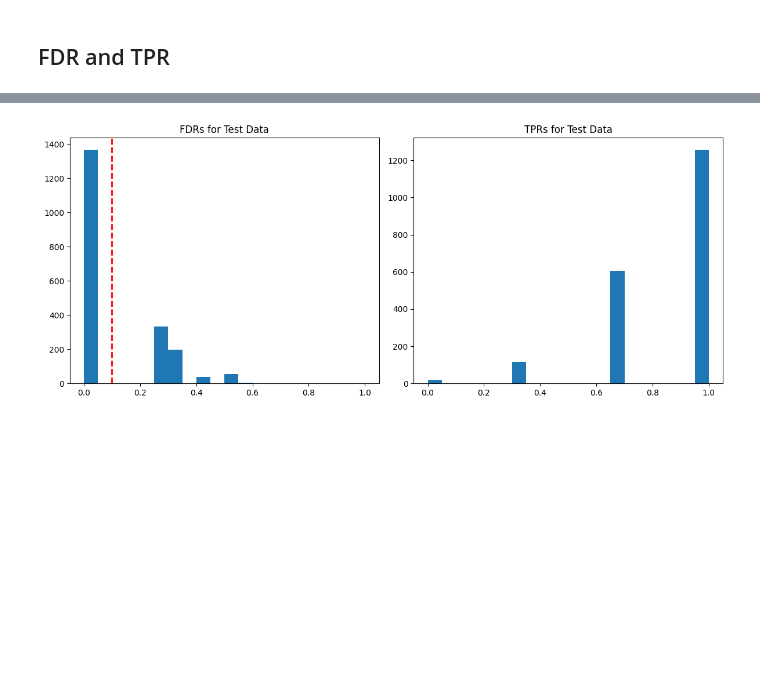
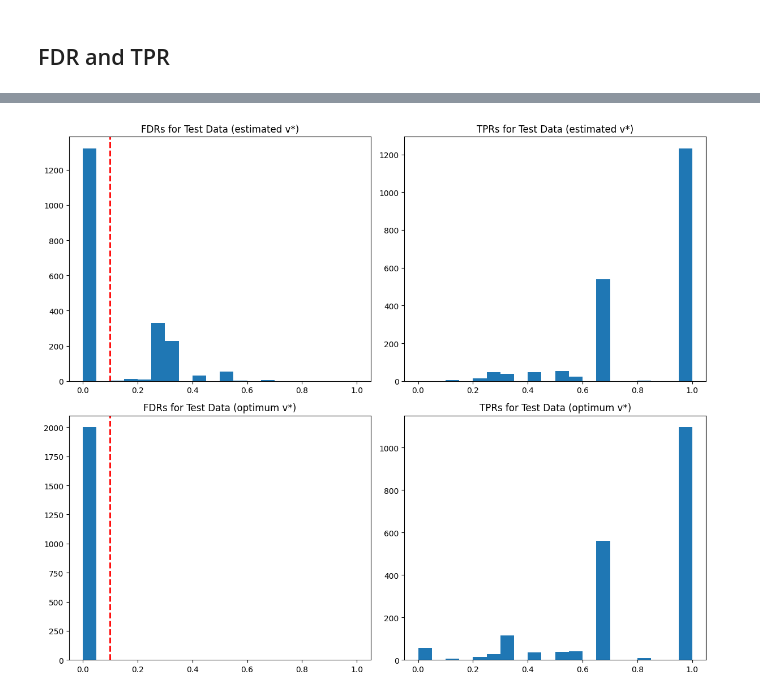
Before and after one commit to ArnauVilella/Deep-T-Rex, a Jupyter notebook: base_case.ipynb, the cells around one changed output, grey strips where cells are left out. Saved outputs shown, nothing was run; the diff lists cells and outputs as text; code cells hidden in the pictures; blank space fills up the shorter version.

```diff
--- a/base_case.ipynb
+++ b/base_case.ipynb
@@ -9,6 +9,8 @@ from tqdm import tqdm
 import matplotlib.pyplot as plt
 import torch.nn as nn
 from sklearn.model_selection import train_test_split
+
+data_dir = 'C:/Users/avp/OneDrive - HKUST Connect/Desktop/DATA/data [N=10000, p1=3, p=150, L=150, alpha=0.1, SNR=1, K=100]'
 # %% [markdown]
 # A. Generate Data
 # %%
@@ -103,12 +105,11 @@ def train_model(model, train_loader, criterion, optimizer, num_epochs=10):
         test_losses.append(sum(losses_over_test) / len(test_loader))
     return train_losses, test_losses
 # %%
-data_dir = 'data'
 input_size = len(np.loadtxt(os.path.join(data_dir, 'Phi_mat/Phi_mat_1.txt')))
 
 hparams = {"batch_size": 16,
            "learning_rate": 0.001,
-           "num_epochs": 100}
+           "num_epochs": 10}
 
 train_loader, test_loader, train_indices, test_indices = get_data_loaders(data_dir, batch_size=hparams["batch_size"])
 
@@ -318,16 +343,24 @@ plt.show()
 # %%
 bins = np.arange(0, 1.05, 0.05)
 
-fig, axs = plt.subplots(1, 2, figsize=(12, 5))
+fig, axs = plt.subplots(2, 2, figsize=(12, 10))
 
-axs[0].hist(np.array(FDRs)[test_indices], bins=bins)
-axs[0].axvline(x=0.1, color='red', linestyle='--', linewidth=2)
-axs[0].set_title("FDRs for Test Data")
+axs[0, 0].hist(np.array(FDRs)[test_indices], bins=bins)
+axs[0, 0].axvline(x=0.1, color='red', linestyle='--', linewidth=2)
+axs[0, 0].set_title("FDRs for Test Data (estimated v*)")
 
-axs[1].hist(np.array(TPRs)[test_indices], bins=bins)
-axs[1].set_title("TPRs for Test Data")
+axs[0, 1].hist(np.array(TPRs)[test_indices], bins=bins)
+axs[0, 1].set_title("TPRs for Test Data (estimated v*)")
+
+axs[1, 0].hist(np.array(FDRs_opt)[test_indices], bins=bins)
+axs[1, 0].axvline(x=0.1, color='red', linestyle='--', linewidth=2)
+axs[1, 0].set_title("FDRs for Test Data (optimum v*)")
+
+axs[1, 1].hist(np.array(TPRs_opt)[test_indices], bins=bins)
+axs[1, 1].set_title("TPRs for Test Data (optimum v*)")
 
 plt.tight_layout()
+
 plt.show()
 # %% [output]
-[figure, old version]
+[figure, new version]
```
Also changed, not shown: parts of 9 cells of this notebook, 2 other files.
